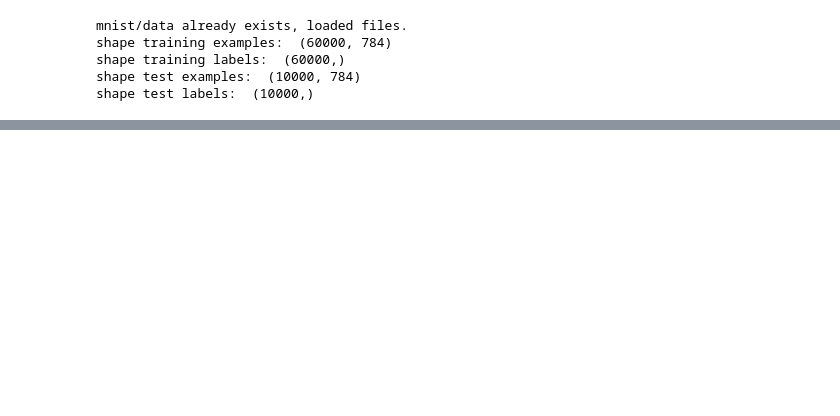
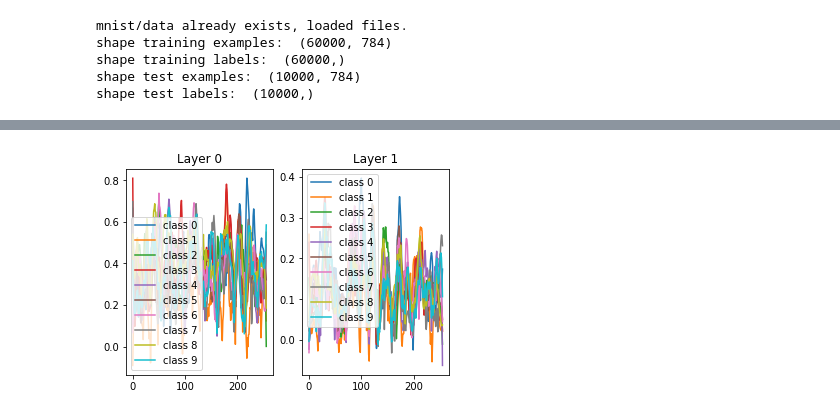
Before and after one commit to jsnfly/RBM, a Jupyter notebook: gaussian_rectified_mnist_test.ipynb, the cells around one changed output, grey strips where cells are left out. Cells and saved outputs as stored; diff of their text form; code cells hidden in the pictures; blank space fills up the shorter version.

Commit message:
worked on plotting activations of layers

```diff
--- a/gaussian_rectified_mnist_test.ipynb
+++ b/gaussian_rectified_mnist_test.ipynb
@@ -190,6 +172,11 @@ for layer_index in range(len(dbn)):
 # %%
 import evaluate.dimensionless_disrcrimination_value as ddv
 from evaluate.plot import *
+# %%
+save_path = 'gr_mnist_test1/'
+plot_class_activations(save_path, dbn, x_test, y_test, 1, one_hot=False)
+# %% [output]
+[figure, added]
 # %%
 # plot pca and tsne and calculate discrimination value
 save_path = 'gr_mnist_test1/pca_and_tsne/'
```
Also changed, not shown: parts of 5 cells of this notebook, 1 other file.
